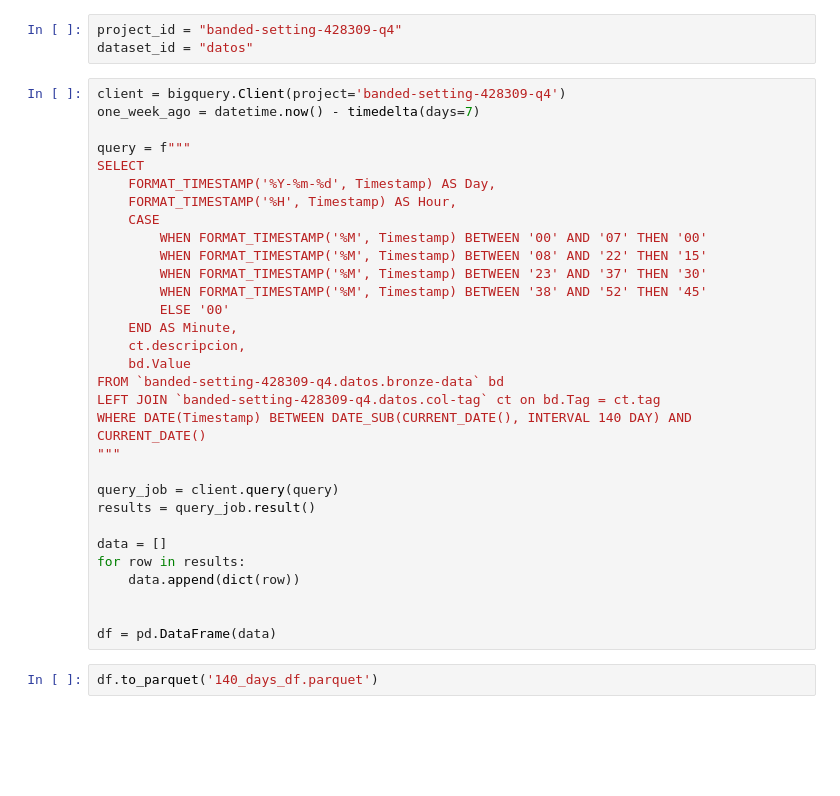
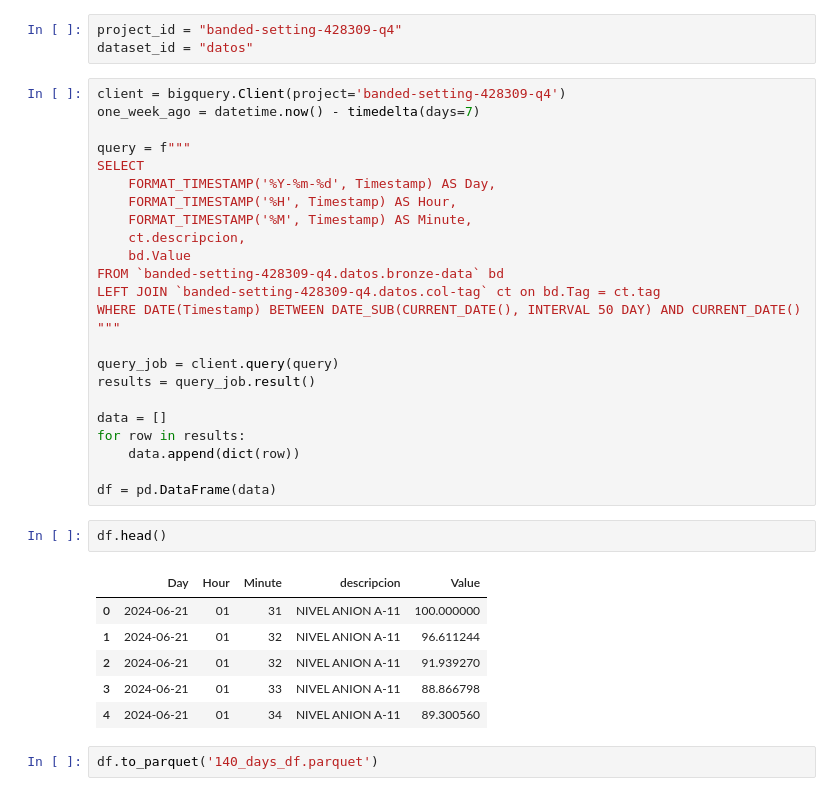
Before and after one commit to jorgedom5/edem_tfm_roquette, a Jupyter notebook: MODEL/modelo.ipynb, the cells around one changed output. Drawn from its saved outputs; the diff is of its cells as text; blank space fills up the shorter version.

```diff
--- a/MODEL/modelo.ipynb
+++ b/MODEL/modelo.ipynb
@@ -15,18 +15,12 @@ query = f"""
 SELECT
     FORMAT_TIMESTAMP('%Y-%m-%d', Timestamp) AS Day,
     FORMAT_TIMESTAMP('%H', Timestamp) AS Hour,
-    CASE
-        WHEN FORMAT_TIMESTAMP('%M', Timestamp) BETWEEN '00' AND '07' THEN '00'
-        WHEN FORMAT_TIMESTAMP('%M', Timestamp) BETWEEN '08' AND '22' THEN '15'
-        WHEN FORMAT_TIMESTAMP('%M', Timestamp) BETWEEN '23' AND '37' THEN '30'
-        WHEN FORMAT_TIMESTAMP('%M', Timestamp) BETWEEN '38' AND '52' THEN '45'
-        ELSE '00'
-    END AS Minute,
+    FORMAT_TIMESTAMP('%M', Timestamp) AS Minute,
     ct.descripcion,
     bd.Value
 FROM `banded-setting-428309-q4.datos.bronze-data` bd
 LEFT JOIN `banded-setting-428309-q4.datos.col-tag` ct on bd.Tag = ct.tag
-WHERE DATE(Timestamp) BETWEEN DATE_SUB(CURRENT_DATE(), INTERVAL 140 DAY) AND CURRENT_DATE()
+WHERE DATE(Timestamp) BETWEEN DATE_SUB(CURRENT_DATE(), INTERVAL 50 DAY) AND CURRENT_DATE()
 """
 
 query_job = client.query(query)
@@ -36,8 +30,16 @@ data = []
 for row in results:
     data.append(dict(row))
 
-
 df = pd.DataFrame(data)
+# %%
+df.head()
+# %% [output]
+|  | Day | Hour | Minute | descripcion | Value |
+| 0 | 2024-06-21 | 01 | 31 | NIVEL ANION A-11 | 100.000000 |
+| 1 | 2024-06-21 | 01 | 32 | NIVEL ANION A-11 | 96.611244 |
+| 2 | 2024-06-21 | 01 | 32 | NIVEL ANION A-11 | 91.939270 |
+| 3 | 2024-06-21 | 01 | 33 | NIVEL ANION A-11 | 88.866798 |
+| 4 | 2024-06-21 | 01 | 34 | NIVEL ANION A-11 | 89.300560 |
 # %%
 df.to_parquet('140_days_df.parquet')
 # %%
```
Also changed, not shown: parts of 7 cells of this notebook, 1 other file.
